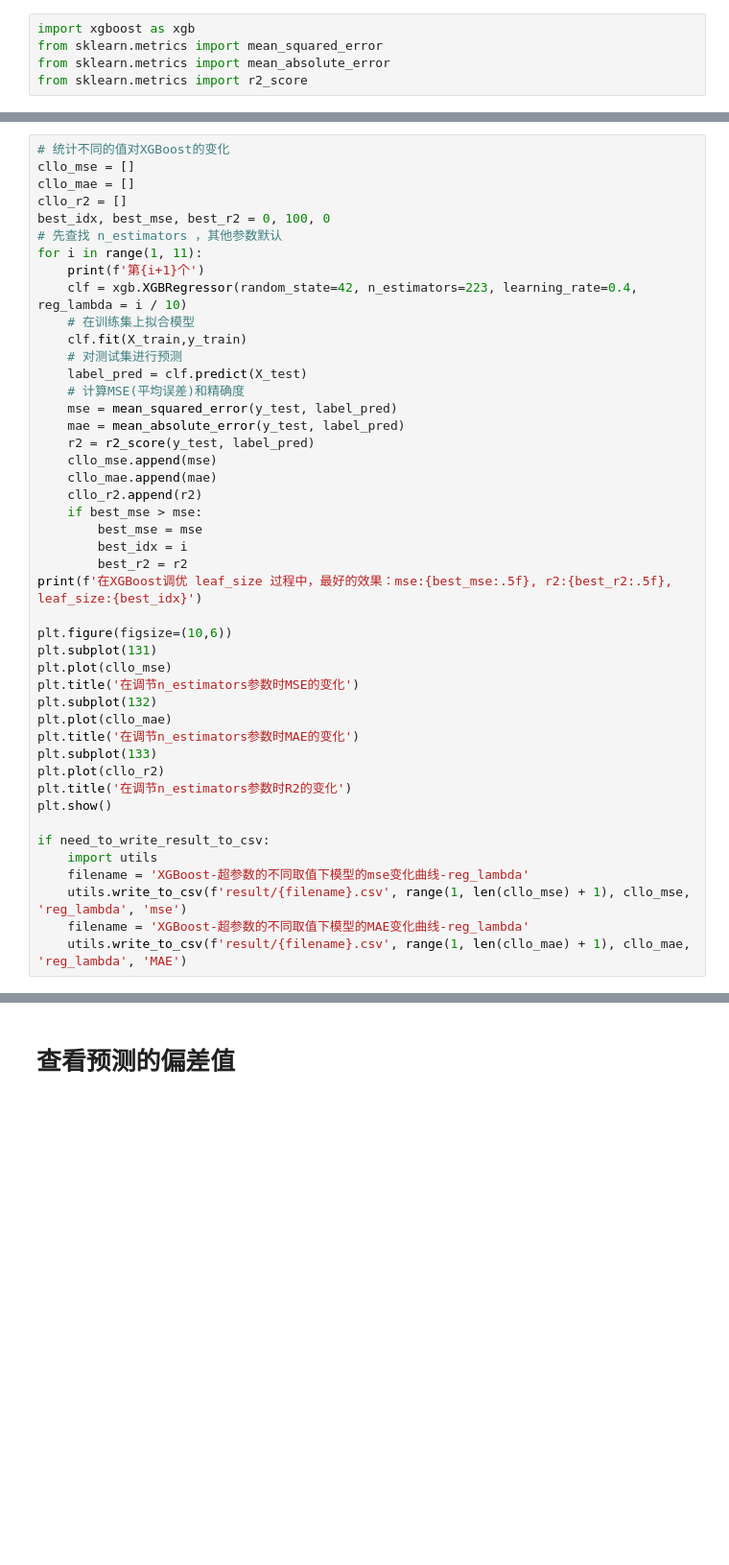
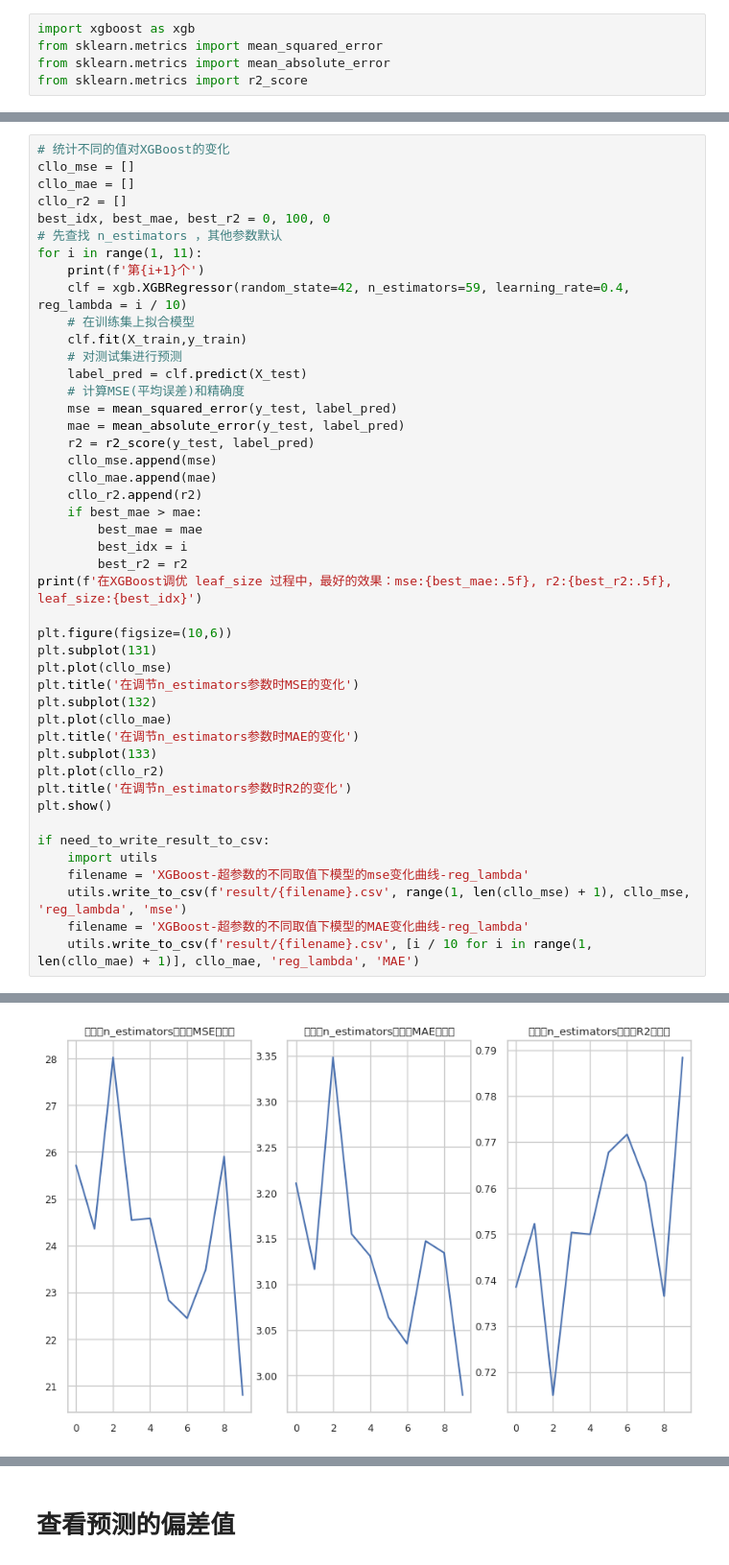
Before and after one commit to supercxz/thermo_more_model, a Jupyter notebook: model03.ipynb, the cells around one changed output, grey strips where cells are left out. Shown at 96% size. Saved outputs shown, nothing was run; the diff lists cells and outputs as text; blank space fills up the shorter version.

```diff
--- a/model03.ipynb
+++ b/model03.ipynb
@@ -196,11 +458,11 @@ if need_to_write_result_to_csv:
 cllo_mse = []
 cllo_mae = []
 cllo_r2 = []
-best_idx, best_mse, best_r2 = 0, 100, 0
+best_idx, best_mae, best_r2 = 0, 100, 0
 # 先查找 n_estimators ，其他参数默认
 for i in range(1, 11):
     print(f'第{i+1}个')
-    clf = xgb.XGBRegressor(random_state=42, n_estimators=223, learning_rate=0.4, reg_lambda = i / 10)
+    clf = xgb.XGBRegressor(random_state=42, n_estimators=59, learning_rate=0.4, reg_lambda = i / 10)
     # 在训练集上拟合模型
     clf.fit(X_train,y_train)
     # 对测试集进行预测
@@ -212,11 +474,11 @@ for i in range(1, 11):
     cllo_mse.append(mse)
     cllo_mae.append(mae)
     cllo_r2.append(r2)
-    if best_mse > mse:
-        best_mse = mse
+    if best_mae > mae:
+        best_mae = mae
         best_idx = i
         best_r2 = r2
-print(f'在XGBoost调优 leaf_size 过程中，最好的效果：mse:{best_mse:.5f}, r2:{best_r2:.5f}, leaf_size:{best_idx}')
+print(f'在XGBoost调优 leaf_size 过程中，最好的效果：mse:{best_mae:.5f}, r2:{best_r2:.5f}, leaf_size:{best_idx}')
 
 plt.figure(figsize=(10,6))
 plt.subplot(131)
@@ -235,4 +497,5 @@ if need_to_write_result_to_csv:
     filename = 'XGBoost-超参数的不同取值下模型的mse变化曲线-reg_lambda'
     utils.write_to_csv(f'result/{filename}.csv', range(1, len(cllo_mse) + 1), cllo_mse, 'reg_lambda', 'mse')
     filename = 'XGBoost-超参数的不同取值下模型的MAE变化曲线-reg_lambda'
-    utils.write_to_csv(f'result/{filename}.csv', range(1, len(cllo_mae) + 1), cllo_mae, 'reg_lambda', 'MAE')
+    utils.write_to_csv(f'result/{filename}.csv', [i / 10 for i in range(1, len(cllo_mae) + 1)], cllo_mae, 'reg_lambda', 'MAE')
+# %% [output]
@@ -238,0 +547 @@ if need_to_write_result_to_csv:
+[figure, added]
```
Also changed, not shown: parts of 19 cells of this notebook, 23 other files.
